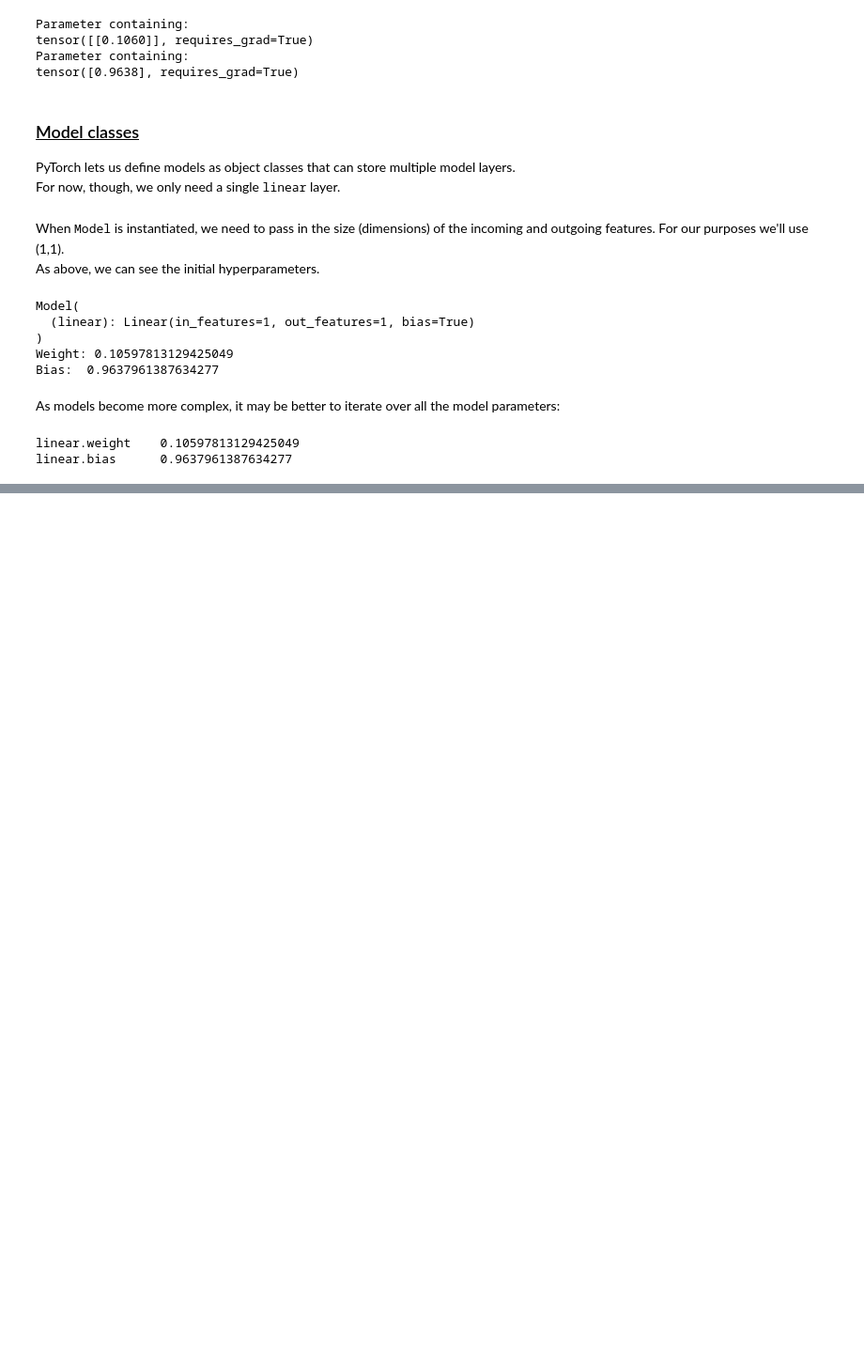
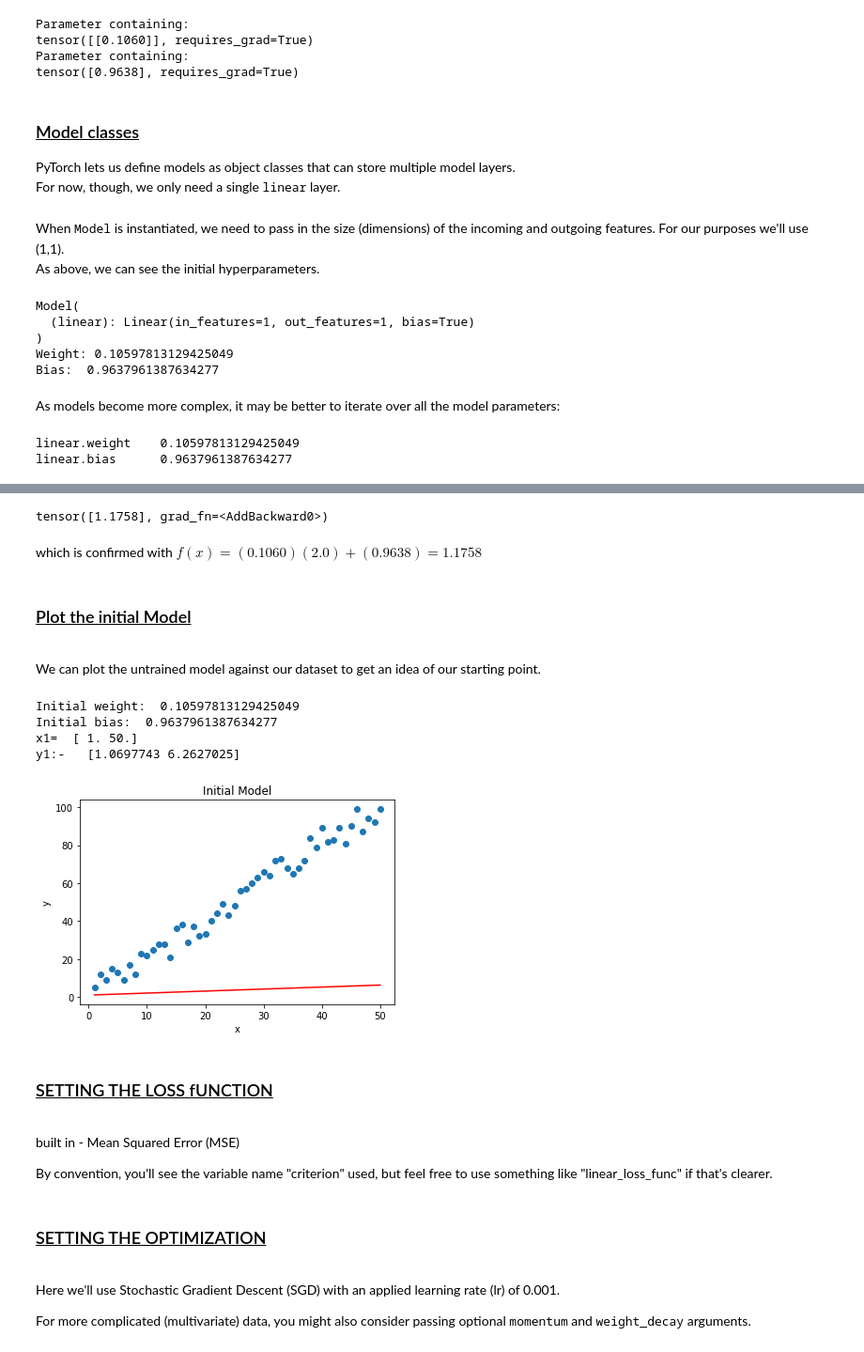
Before and after one commit to yashraj-code/PyTorch, a Jupyter notebook: ANN_2_Linear Regression.ipynb, the cells around one changed output, grey strips where cells are left out. Shown at 94% size. Saved outputs shown, nothing was run; the diff lists cells and outputs as text; code cells hidden in the pictures; blank space fills up the shorter version.

```diff
--- a/ANN_2_Linear Regression.ipynb
+++ b/ANN_2_Linear Regression.ipynb
@@ -147,0 +160,49 @@ linear.bias      0.9637961387634277
+# %%
+# passing just a random value to check if the model is working
+x= torch.tensor([2.0])
+print(model.forward(x))
+# forward is just a method which applies linear transformation y=w*X+b
+# %% [output]
+tensor([1.1758], grad_fn=<AddBackward0>)
+# %% [markdown]
+which is confirmed with $f(x) = (0.1060)(2.0)+(0.9638) = 1.1758$
+# %% [markdown]
+<a><u><h3> Plot the initial Model </a></u></h3>
+# %% [markdown]
+We can plot the untrained model against our dataset to get an idea of our starting point.
+# %%
+w1 = model.linear.weight.item()
+b1 = model.linear.bias.item()
+print('Initial weight: ', w1)
+print('Initial bias: ', b1)
+
+# upper and lower boundaries
+x1= np.array([X.min(),X.max()])
+#mind that we have X not x
+print("x1= ",x1)
+
+y1 = x1*w1 +b1
+print("y1:-  ",y1)
+
+# y1,x1 will give us the line we are fitting
+# %% [output]
+Initial weight:  0.10597813129425049
+Initial bias:  0.9637961387634277
+x1=  [ 1. 50.]
+y1:-   [1.0697743 6.2627025]
+# %%
+plt.scatter(X.numpy(), y.numpy())
+# red line we are fitting
+plt.plot(x1,y1,'r')
+
+plt.title('Initial Model')
+plt.ylabel('y')
+plt.xlabel('x');
+# %% [output]
+[figure, added]
+# %% [markdown]
+<a><u><h3> SETTING THE LOSS fUNCTION </a></u></h3>
+# %% [markdown]
+built in - Mean Squared Error (MSE)
+
+By convention, you'll see the variable name "criterion" used, but feel free to use something like "linear_loss_func" if that's clearer.</em>
@@ -147,0 +211,6 @@ linear.bias      0.9637961387634277
+# %% [markdown]
+<a><u><h3> SETTING THE OPTIMIZATION </a></u></h3>
+# %% [markdown]
+Here we'll use <a>Stochastic Gradient Descent</a> (SGD) with an applied <a>learning rate</a> (lr) of 0.001.
+
+For more complicated (multivariate) data, you might also consider passing optional <a><tt>momentum</tt></a> and <a><tt>weight_decay</tt></a> arguments.
```
Also changed, not shown: parts of 12 cells of this notebook.
